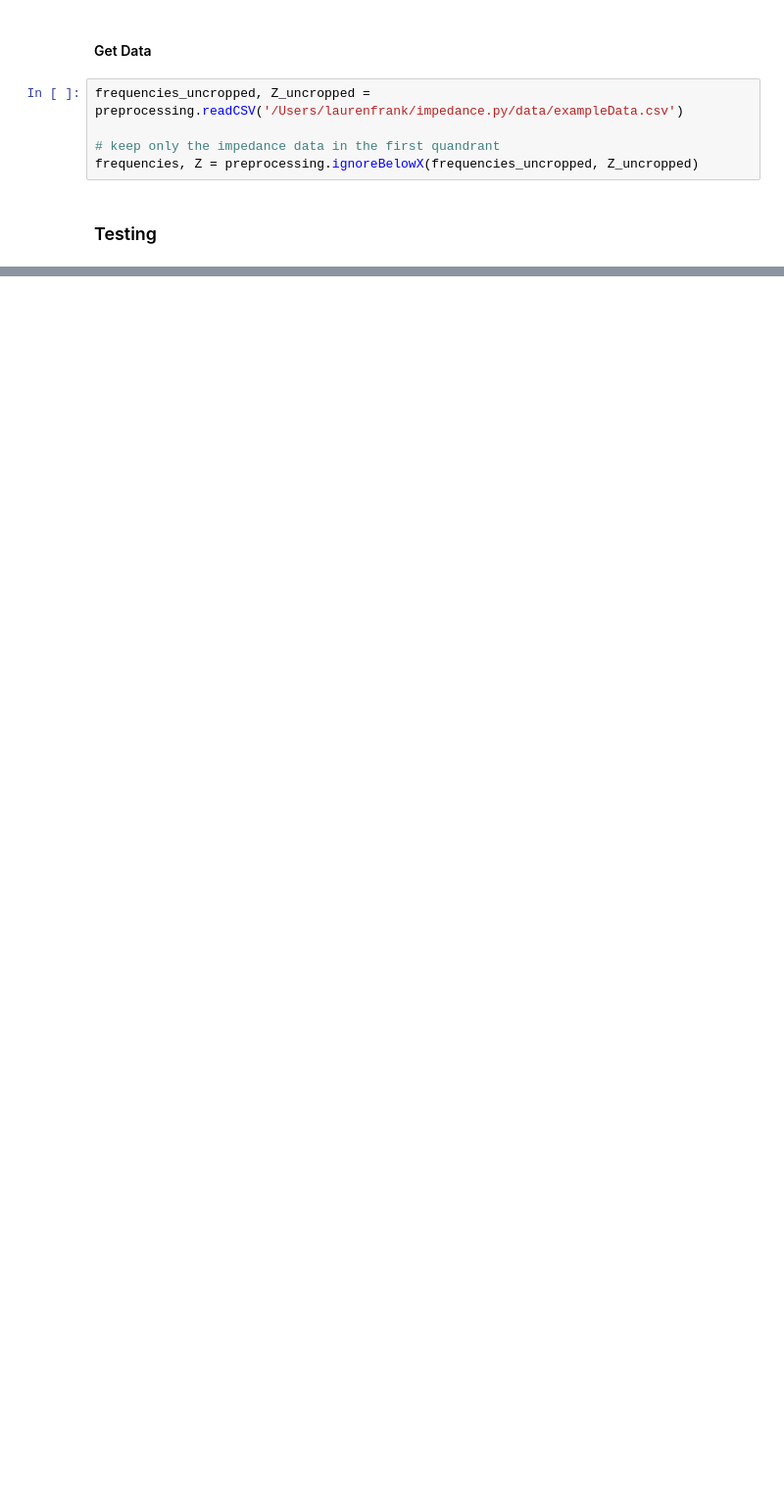
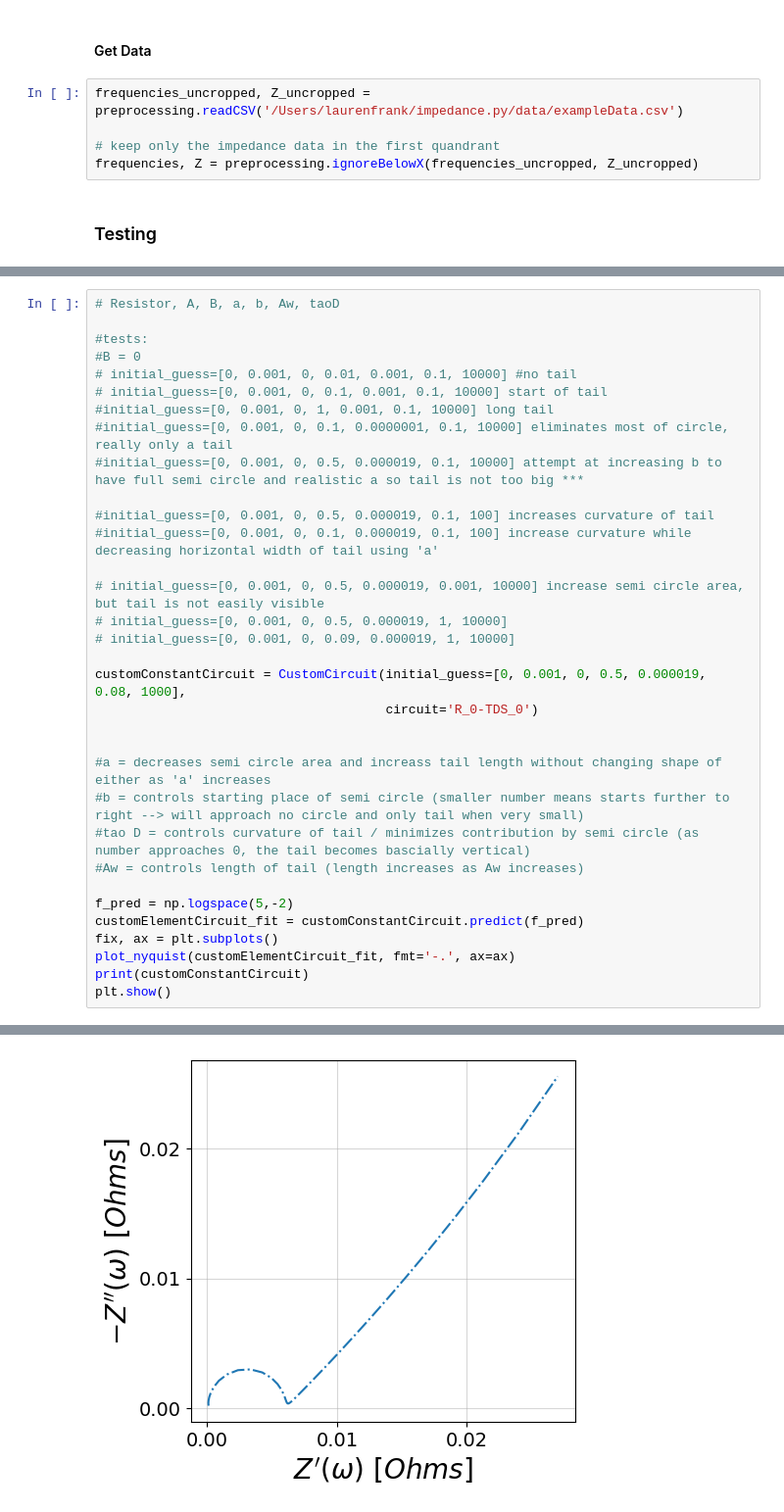
Before and after one commit to lauren8040/impedance.py, a Jupyter notebook: testing_circuits.ipynb, the cells around one changed output, grey strips where cells are left out. Shown at 98% size. Drawn from its saved outputs; the diff is of its cells as text; blank space fills up the shorter version.

```diff
--- a/testing_circuits.ipynb
+++ b/testing_circuits.ipynb
@@ -33,0 +50,34 @@ plt.show()
+# %%
+# Resistor, A, B, a, b, Aw, taoD
+
+#tests:
+#B = 0
+# initial_guess=[0, 0.001, 0, 0.01, 0.001, 0.1, 10000] #no tail
+# initial_guess=[0, 0.001, 0, 0.1, 0.001, 0.1, 10000] start of tail
+#initial_guess=[0, 0.001, 0, 1, 0.001, 0.1, 10000] long tail
+#initial_guess=[0, 0.001, 0, 0.1, 0.0000001, 0.1, 10000] eliminates most of circle, really only a tail
+#initial_guess=[0, 0.001, 0, 0.5, 0.000019, 0.1, 10000] attempt at increasing b to have full semi circle and realistic a so tail is not too big ***
+
+#initial_guess=[0, 0.001, 0, 0.5, 0.000019, 0.1, 100] increases curvature of tail
+#initial_guess=[0, 0.001, 0, 0.1, 0.000019, 0.1, 100] increase curvature while decreasing horizontal width of tail using 'a'
+
+# initial_guess=[0, 0.001, 0, 0.5, 0.000019, 0.001, 10000] increase semi circle area, but tail is not easily visible
+# initial_guess=[0, 0.001, 0, 0.5, 0.000019, 1, 10000]
+# initial_guess=[0, 0.001, 0, 0.09, 0.000019, 1, 10000]
+
+customConstantCircuit = CustomCircuit(initial_guess=[0, 0.001, 0, 0.5, 0.000019, 0.08, 1000],
+                                      circuit='R_0-TDS_0')
+
+
+#a = decreases semi circle area and increass tail length without changing shape of either as 'a' increases
+#b = controls starting place of semi circle (smaller number means starts further to right --> will approach no circle and only tail when very small)
+#tao D = controls curvature of tail / minimizes contribution by semi circle (as number approaches 0, the tail becomes bascially vertical)
+#Aw = controls length of tail (length increases as Aw increases)
+
+f_pred = np.logspace(5,-2)
+customElementCircuit_fit = customConstantCircuit.predict(f_pred)
+fix, ax = plt.subplots()
+plot_nyquist(customElementCircuit_fit, fmt='-.', ax=ax)
+print(customConstantCircuit)
+plt.show()
+# %% [output]
@@ -33,0 +95 @@ plt.show()
+[figure, added]
```
Also changed, not shown: parts of 3 cells of this notebook.
